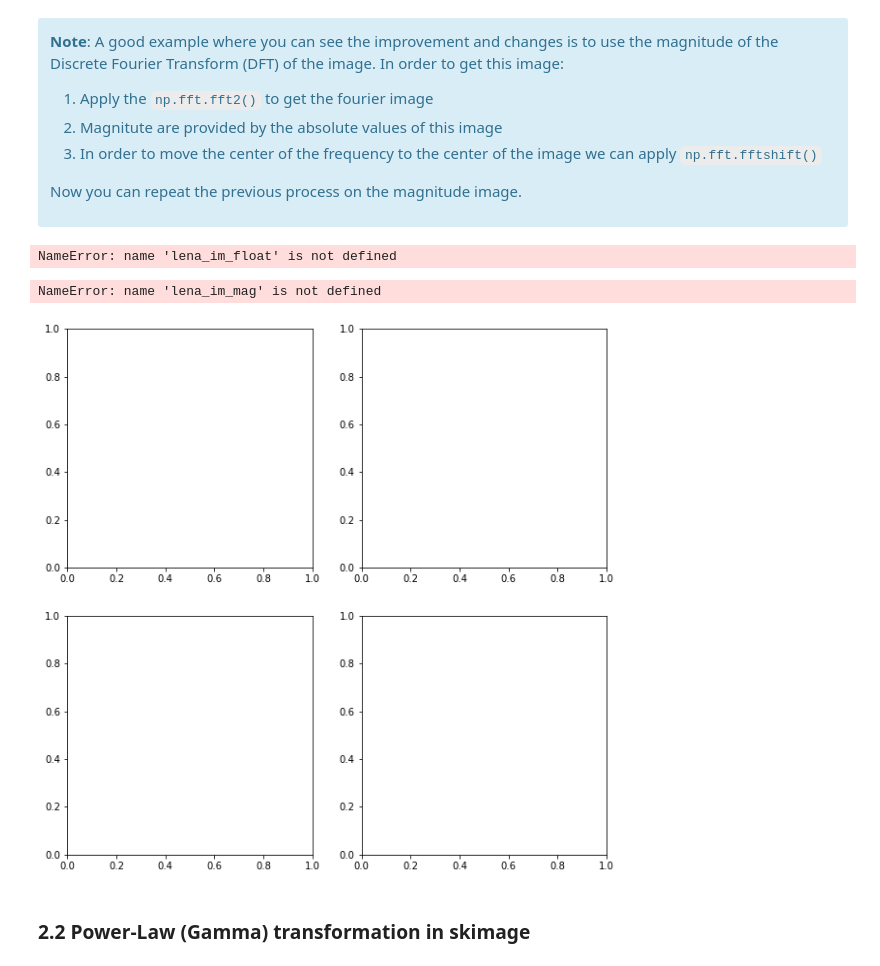
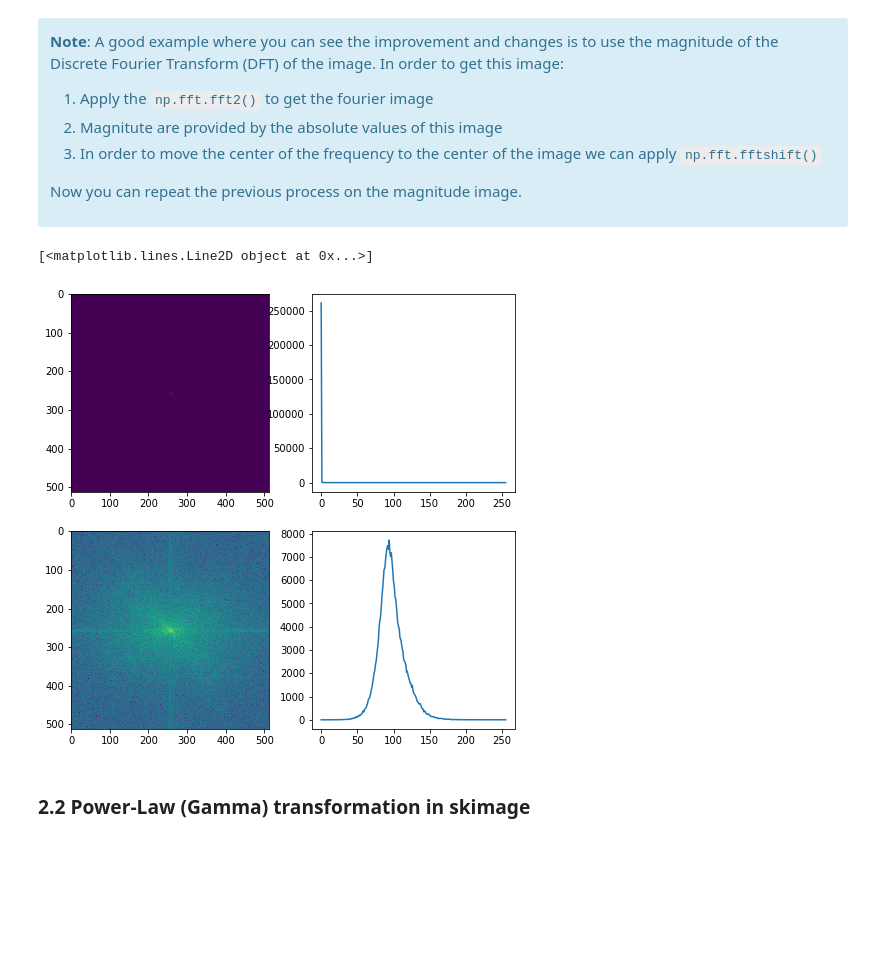
Before and after one commit to NataliaHerreraMurillo/B31XB-IIP-TP-1718, a Jupyter notebook: 2-image-enhancement/2-enhancement.ipynb, the cells around one changed output. Drawn from its saved outputs; the diff is of its cells as text; code cells hidden in the pictures; blank space fills up the shorter version.

```diff
--- a/2-image-enhancement/2-enhancement.ipynb
+++ b/2-image-enhancement/2-enhancement.ipynb
@@ -105,31 +108,29 @@ Now you can repeat the previous process on the magnitude image.
 </div>
 # %%
 # Compute the Fourier transform an get the magnitude and display it
-lena_im_fft = np.fft.fft2(lena_im_float)
+lena_im_fft = np.fft.fft2(lena_im)
 lena_im_mag = np.fft.fftshift(np.abs(lena_im_fft))
-# %% [output]
-NameError: name 'lena_im_float' is not defined
 # %%
 # Show the image and its histogram
-fig, axes = plt.subplots(nrows=2, ncols=2, figsize=(10, 10))
+fig, axes = plt.subplots(nrows=2, ncols=2, figsize=(8, 8))
 ax0, ax1, ax2, ax3 = axes.ravel()
 ax0.imshow(lena_im_mag)
 
 bins, bins_c = np.histogram(lena_im_mag, 256)
 ax1.plot(bins)
 
 # Apply a logarithm transformation
 gain = 1.
 lena_im_mag_log = exposure.adjust_log(lena_im_mag, gain=gain)
 # Show the image after transformation and its transformation
 ax2.imshow(lena_im_mag_log)
 bins, bins_c = np.histogram(lena_im_mag_log, 256)
 ax3.plot(bins)
 #n, bins, patches = plt.hist(lena_im_mag_log.flatten(), 256, range=(0., np.max(lena_im_mag_log.flatten())),
 #                            normed=1, histtype='stepfilled')
 # %% [output]
-NameError: name 'lena_im_mag' is not defined
+[<matplotlib.lines.Line2D object at 0x...>]
-[figure, old version]
+[figure, new version]
 # %% [markdown]
 ### 2.2 Power-Law (Gamma) transformation in skimage
 # %% [markdown]
```
Also changed, not shown: parts of 3 cells of this notebook.
